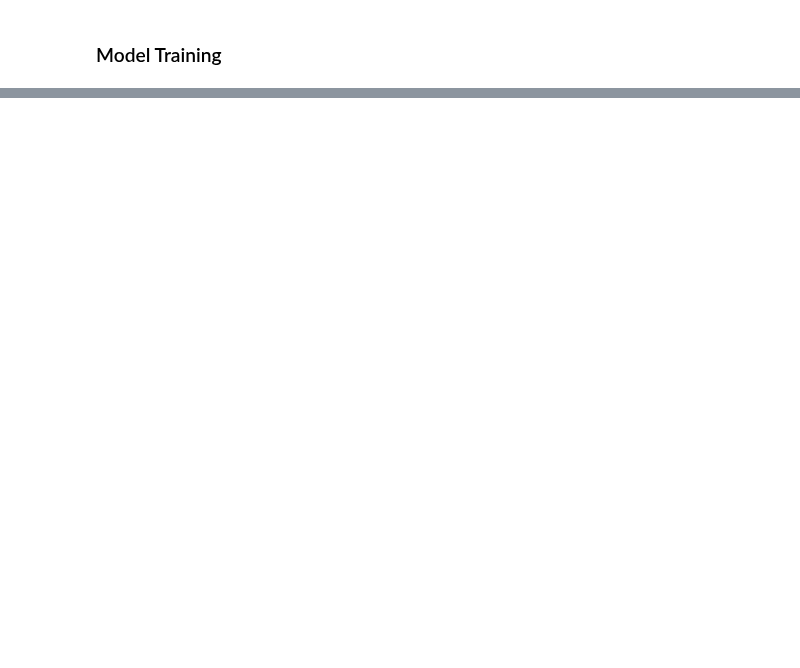
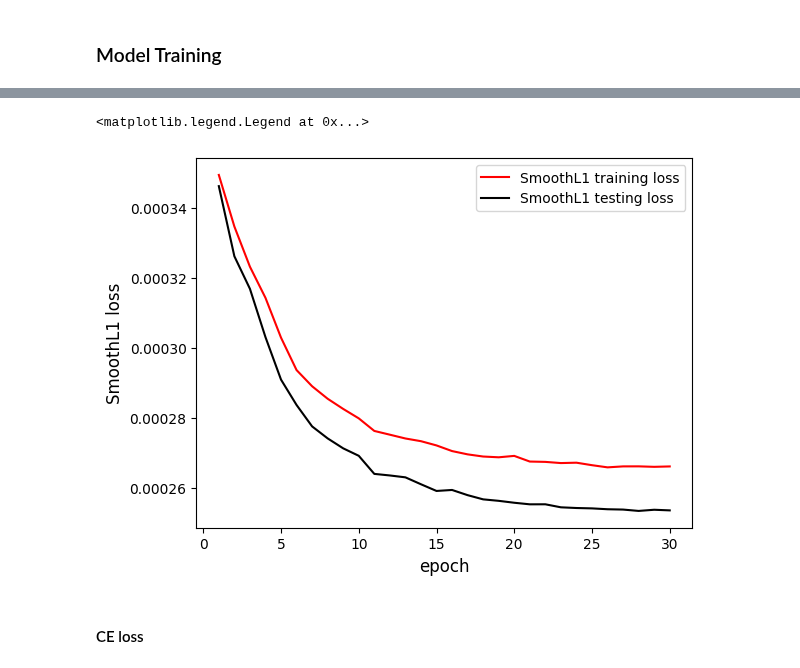
Before and after one commit to SustechSTA303/STA303-Assignment01, a Jupyter notebook: Assignment01.ipynb, the cells around one changed output, grey strips where cells are left out. Saved outputs shown, nothing was run; the diff lists cells and outputs as text; code cells hidden in the pictures; blank space fills up the shorter version.

```diff
--- a/Assignment01.ipynb
+++ b/Assignment01.ipynb
@@ -163,0 +435,11 @@ def test_batch(model, image, target):
+# %%
+plt.plot(list(range(1,31)),training_loss_SmoothL1,color='r',label='SmoothL1 training loss')
+plt.plot(list(range(1,31)),testing_loss_SmoothL1,color='black',label='SmoothL1 testing loss')
+plt.xlabel('epoch',size=12)
+plt.ylabel('SmoothL1 loss',size=12)
+plt.legend()
+# %% [output]
+<matplotlib.legend.Legend at 0x...>
+[figure, added]
+# %% [markdown]
+#### CE loss
```
Also changed, not shown: parts of 67 cells of this notebook, 1 other file.
